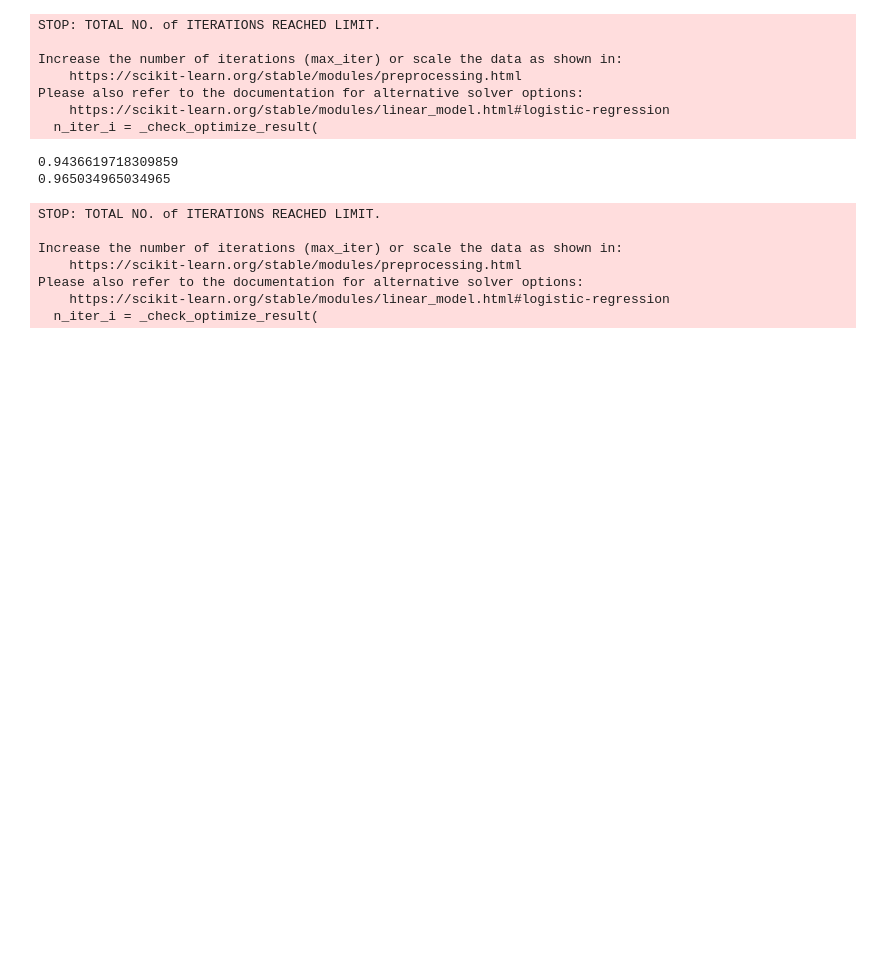
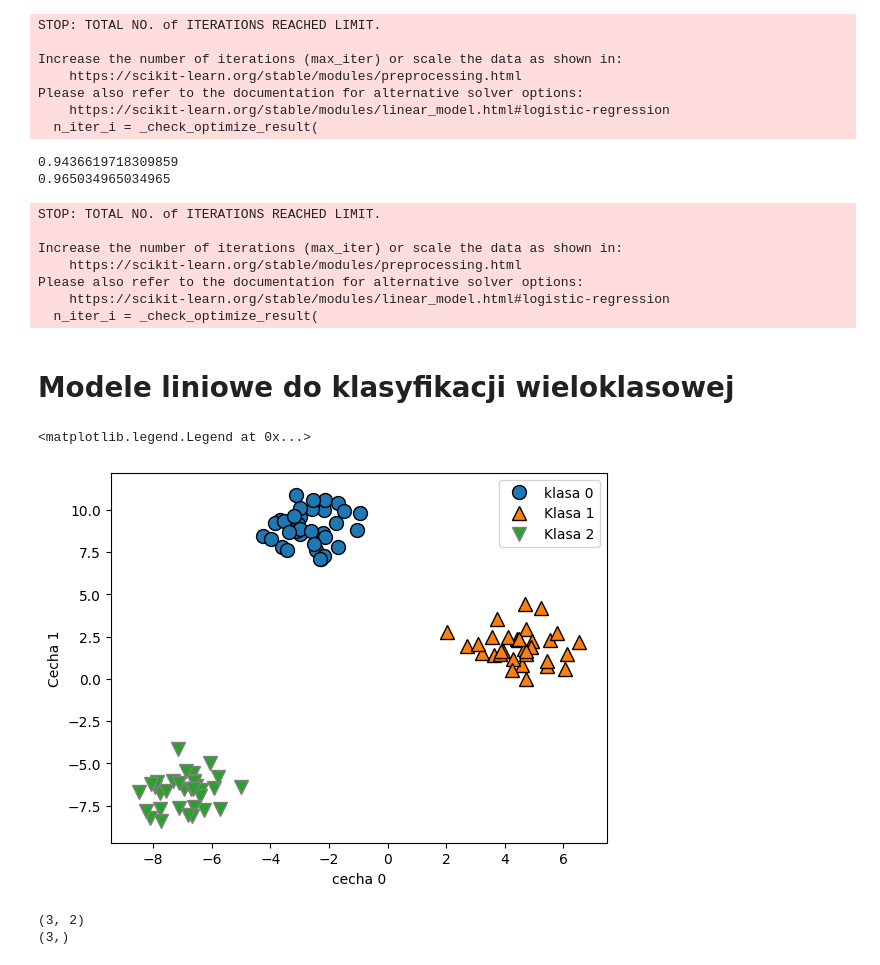
Before and after one commit to MariuszGrecki/Machine_learning_muller_guido, a Jupyter notebook: Modele_liniowe.ipynb, the cells around one changed output. Saved outputs shown, nothing was run; the diff lists cells and outputs as text; code cells hidden in the pictures; blank space fills up the shorter version.

```diff
--- a/Modele_liniowe.ipynb
+++ b/Modele_liniowe.ipynb
@@ -261,3 +261,23 @@ Please also refer to the documentation for alternative solver options:
 logreg = LogisticRegression(C=100000).fit(X_train, y_train)
 print(logreg.score(X_train, y_train))
 print(logreg.score(X_test, y_test))
+# %% [markdown]
+# Modele liniowe do klasyfikacji wieloklasowej
+# %%
+from sklearn.datasets import make_blobs
+
+X, y = make_blobs(random_state=42)
+mglearn.discrete_scatter(X[:, 0], X[:, 1], y)
+plt.xlabel("cecha 0")
+plt.ylabel("Cecha 1")
+plt.legend(["klasa 0", "Klasa 1", "Klasa 2"])
+# %% [output]
+<matplotlib.legend.Legend at 0x...>
+[figure, added]
+# %%
+linear_svm = LinearSVC().fit(X, y)
+print(linear_svm.coef_.shape)
+print(linear_svm.intercept_.shape)
+# %% [output]
+(3, 2)
+(3,)
```
Also changed, not shown: parts of 1 cell of this notebook.
